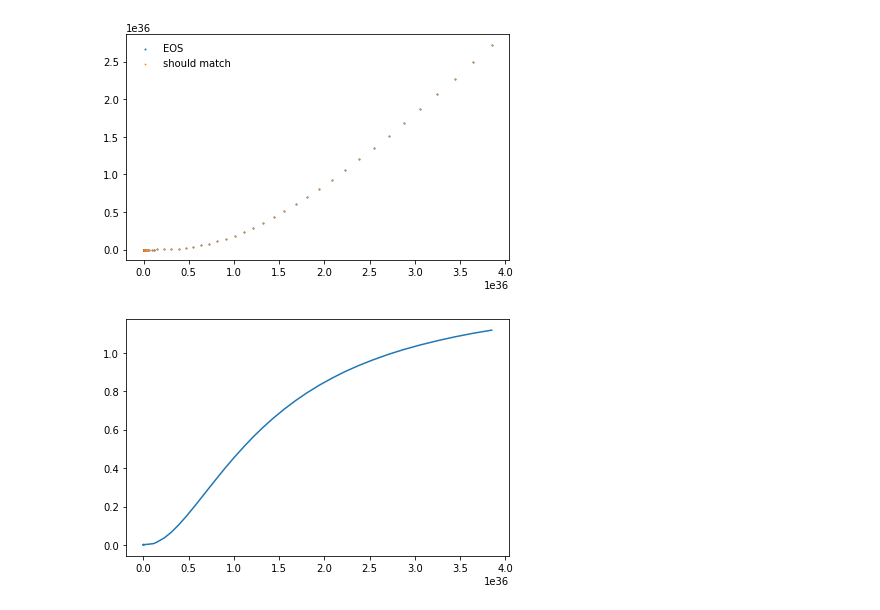
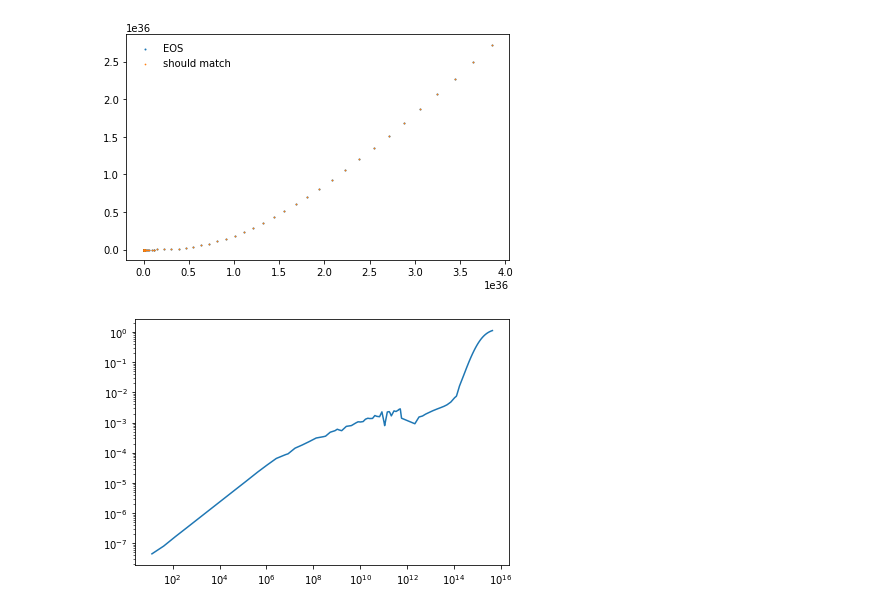
Before and after one commit to utkarsh7236/fmodes, a Jupyter notebook: cowling_approximation4.ipynb, the cells around one changed output. Saved outputs shown, nothing was run; the diff lists cells and outputs as text; code cells hidden in the pictures.

```diff
--- a/cowling_approximation4.ipynb
+++ b/cowling_approximation4.ipynb
@@ -51,8 +51,8 @@ msun = 1.98847e33
 # path = "eos_data/sly230a_short.csv" # No difference from sly230a
 # path = "eos_data/sly_short.csv" # Trimmed ~30 lines
 # path = "eos_data/sly230a.csv"
-# path = "eos_data/sly.csv"
-path = "eos_data/nl3cr.csv"
+path = "eos_data/sly.csv"
+# path = "eos_data/nl3cr.csv"
 
 # DIMENSIONS CHECKED
 def lamba_metric(M, R):
@@ -132,38 +132,45 @@ e_old, p_old = df_to_ep(df)
 p = p_old
 e = e_old
 
-p_thresh = 1e30
+# p_thresh = min(1e23, np.percentile(p, 20))
+p_thresh = min(1e26, np.percentile(p, 20))
 p_max = max(p)
 p_min = max(min(p), p_thresh) # 10 orders of magnitude is "surface"
 EOS = get_ep(e, p)
 EOS_inv = get_pe(p, e)
 plt.scatter(e_old, p_old, s = 1, label = "EOS")
 
 ### EOS DATA ###
 def dPde_helper(p, e):
     _p = get_pe(p, e)
     e_min = np.log10(min(e))
     e_max = np.log10(max(e))
     e_arr = np.logspace(e_min+1e-8, e_max, int(1e4), endpoint = False)
-    ret = np.gradient(_p(e_arr), e_arr, edge_order=2)
+    ret = np.gradient(_p(e_arr), e_arr, edge_order=1)
     return ret, e_arr
+
+# def dPde_helper(p, e):
+#     ret = np.gradient(p, e)
+#     return ret, e
 
 def dPde(p, e):
     dpde_helper, e_arr = dPde_helper(p, e)
 #     return interp1d(e_arr, dpde_helper, fill_value=(0, 0), bounds_error=True, kind = "cubic")
     return interp1d(e_arr, dpde_helper, fill_value="extrapolate", kind = "linear")
 
 dpde = dPde(p, e)
 
 def dPdrho(e, dpde = dpde):
     return c**2 * dpde(e)
 
 plt.scatter(e, EOS_inv(e), s = 0.5, label = "should match")
 plt.legend()
 
 plt.figure()
-plt.plot(e, dpde(e))
+plt.plot(e/(c**2), dpde(e))
+plt.xscale("log")
+plt.yscale("log")
 plt.show()
 # %% [output]
 [figure]
-[figure, old version]
+[figure, new version]
```
Also changed, not shown: parts of 7 cells of this notebook, 4 other files.
